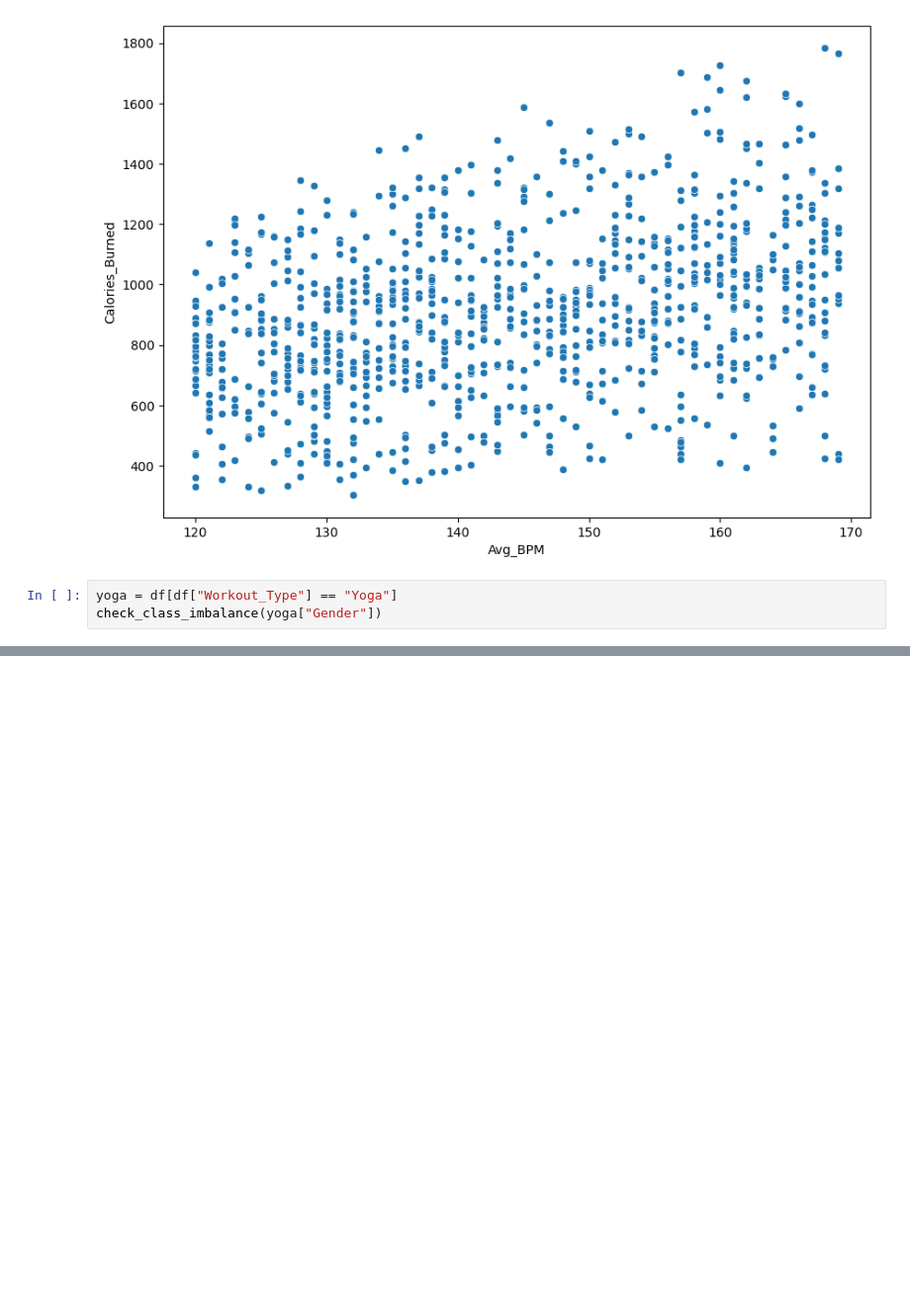
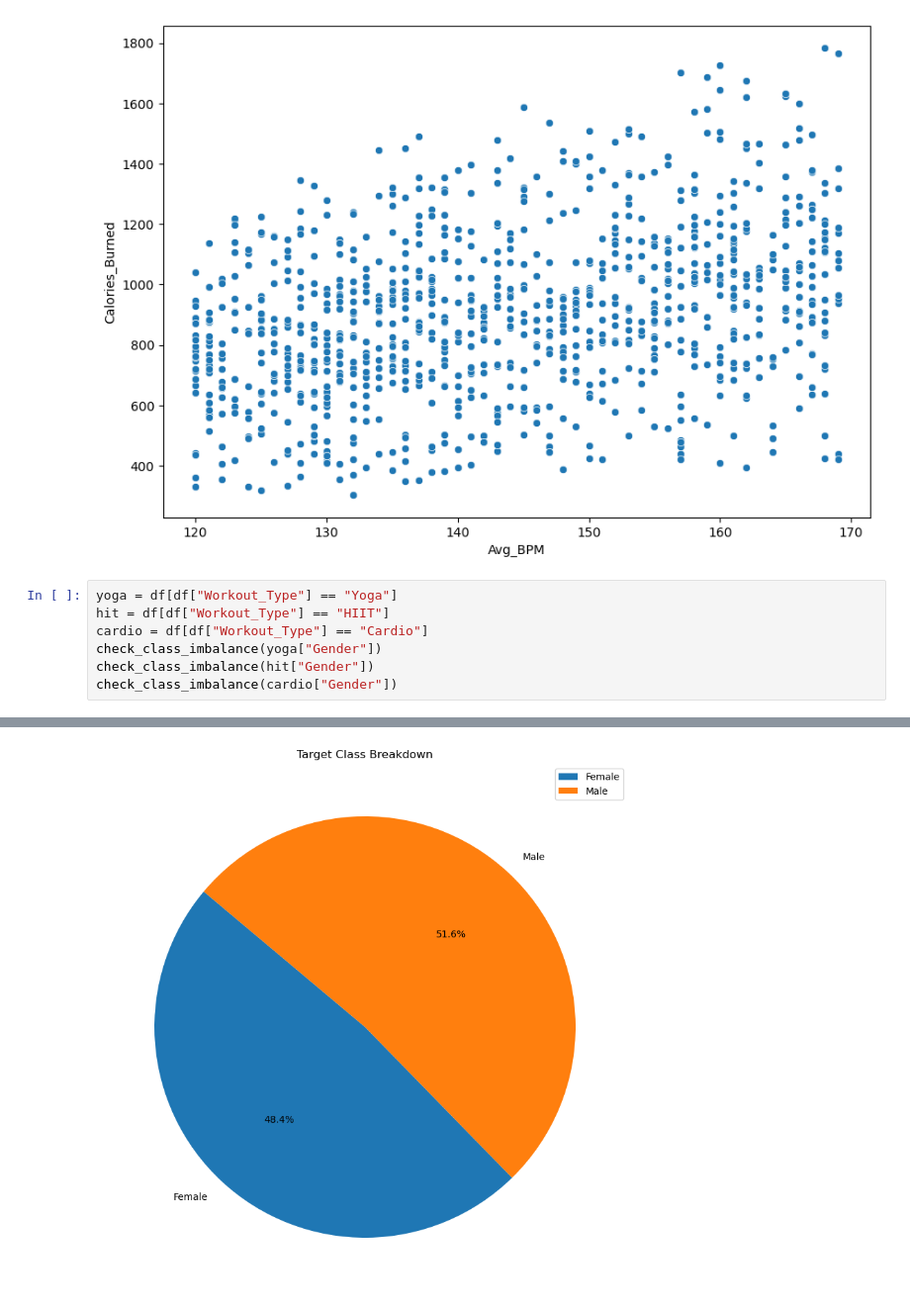
Before and after one commit to MaukanMir/Gym-Members-Exercise, a Jupyter notebook: training.ipynb, the cells around one changed output, grey strips where cells are left out. Shown at 99% size. Saved outputs shown, nothing was run; the diff lists cells and outputs as text; blank space fills up the shorter version.

```diff
--- a/training.ipynb
+++ b/training.ipynb
@@ -438,7 +438,12 @@ sns.scatterplot(data=df, x = "Avg_BPM", y="Calories_Burned")
 [figure]
 # %%
 yoga = df[df["Workout_Type"] == "Yoga"]
+hit = df[df["Workout_Type"] == "HIIT"]
+cardio = df[df["Workout_Type"] == "Cardio"]
 check_class_imbalance(yoga["Gender"])
+check_class_imbalance(hit["Gender"])
+check_class_imbalance(cardio["Gender"])
 # %% [output]
 [figure]
 [figure]
+[figure, added]
```
Also changed, not shown: parts of 1 cell of this notebook.
